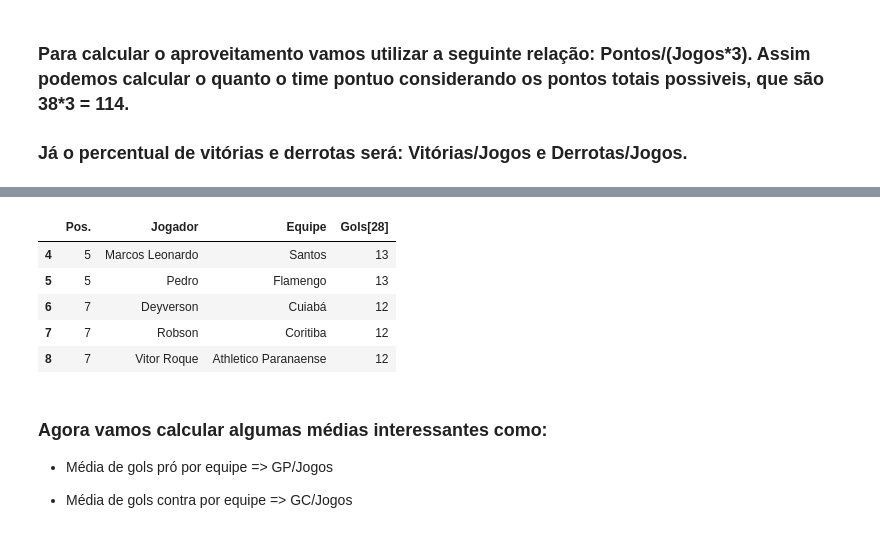
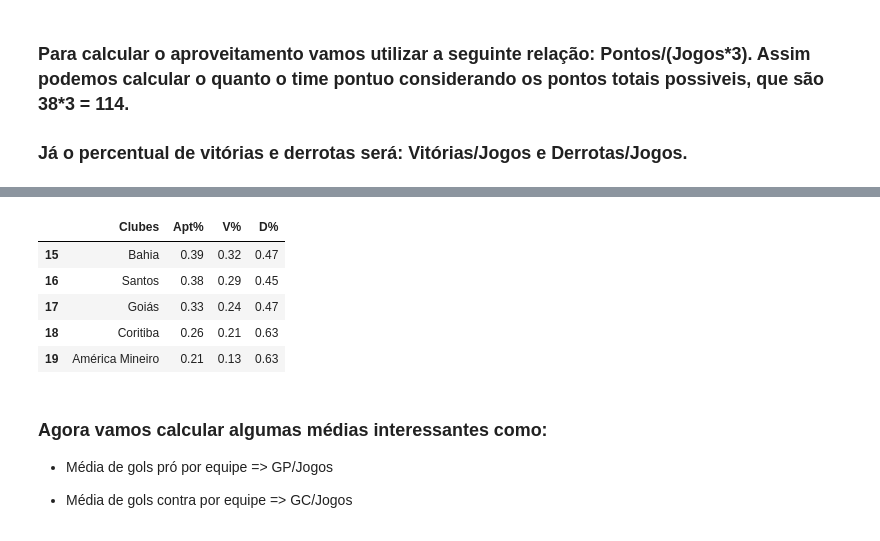
Before and after one commit to hugodevelopment/Web-Scraping, a Jupyter notebook: Análise_Brasileirão_2023.ipynb, the cells around one changed output, grey strips where cells are left out. Saved outputs shown, nothing was run; the diff lists cells and outputs as text; code cells hidden in the pictures.

```diff
--- a/Análise_Brasileirão_2023.ipynb
+++ b/Análise_Brasileirão_2023.ipynb
@@ -239,12 +260,13 @@ tabela_participações.head(5)
-# %%
-tabela_participações.tail(5)
-# %% [output]
-|  | Pos. | Jogador | Equipe | Gols[28] |
-| 4 | 5 | Marcos Leonardo | Santos | 13 |
-| 5 | 5 | Pedro | Flamengo | 13 |
-| 6 | 7 | Deyverson | Cuiabá | 12 |
-| 7 | 7 | Robson | Coritiba | 12 |
-| 8 | 7 | Vitor Roque | Athletico Paranaense | 12 |
+# %%
+# Times com os os piores aproveitamentos e percentuais
+tabela_participações[["Clubes","Apt%","V%","D%"]].tail(5)
+# %% [output]
+|  | Clubes | Apt% | V% | D% |
+| 15 | Bahia | 0.39 | 0.32 | 0.47 |
+| 16 | Santos | 0.38 | 0.29 | 0.45 |
+| 17 | Goiás | 0.33 | 0.24 | 0.47 |
+| 18 | Coritiba | 0.26 | 0.21 | 0.63 |
+| 19 | América Mineiro | 0.21 | 0.13 | 0.63 |
 # %% [markdown]
 <h3> Agora vamos calcular algumas médias interessantes como: </h3>
 
```
Also changed, not shown: parts of 35 cells of this notebook.
